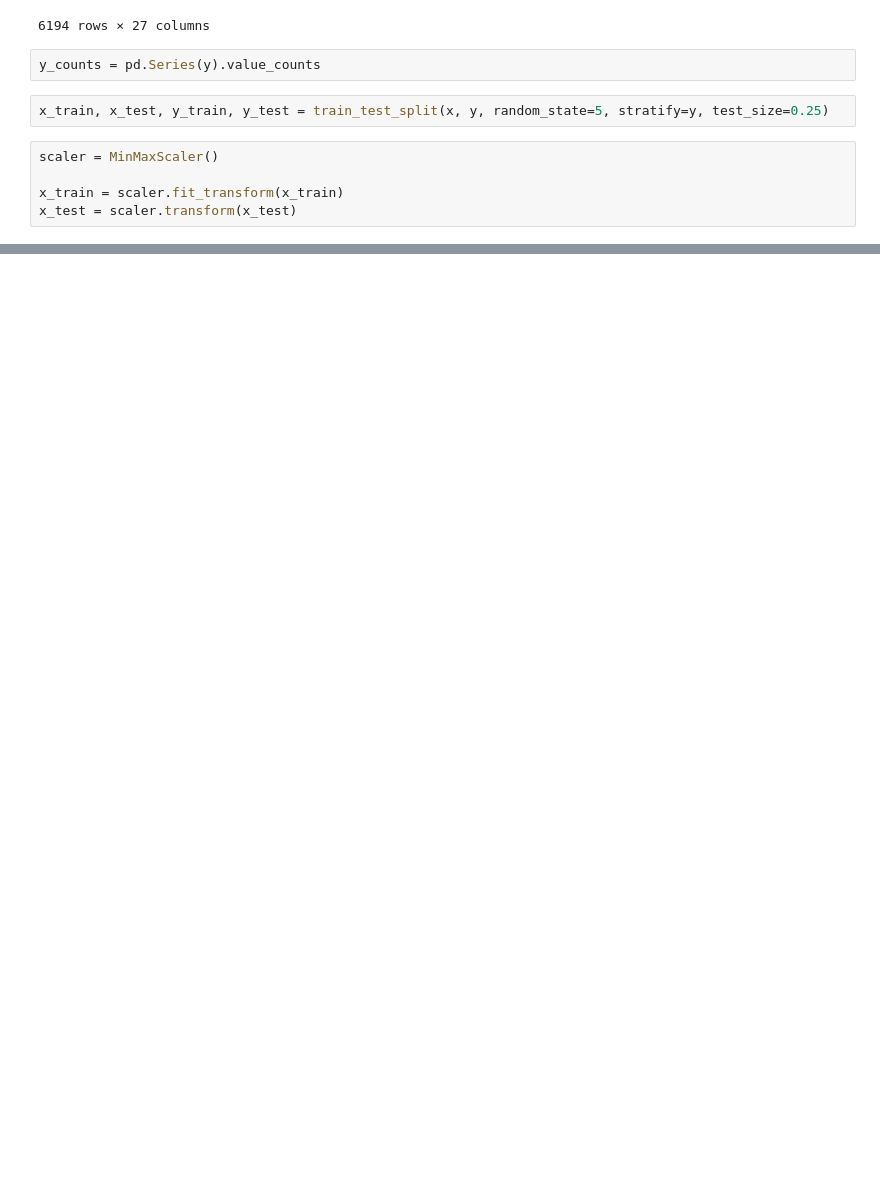
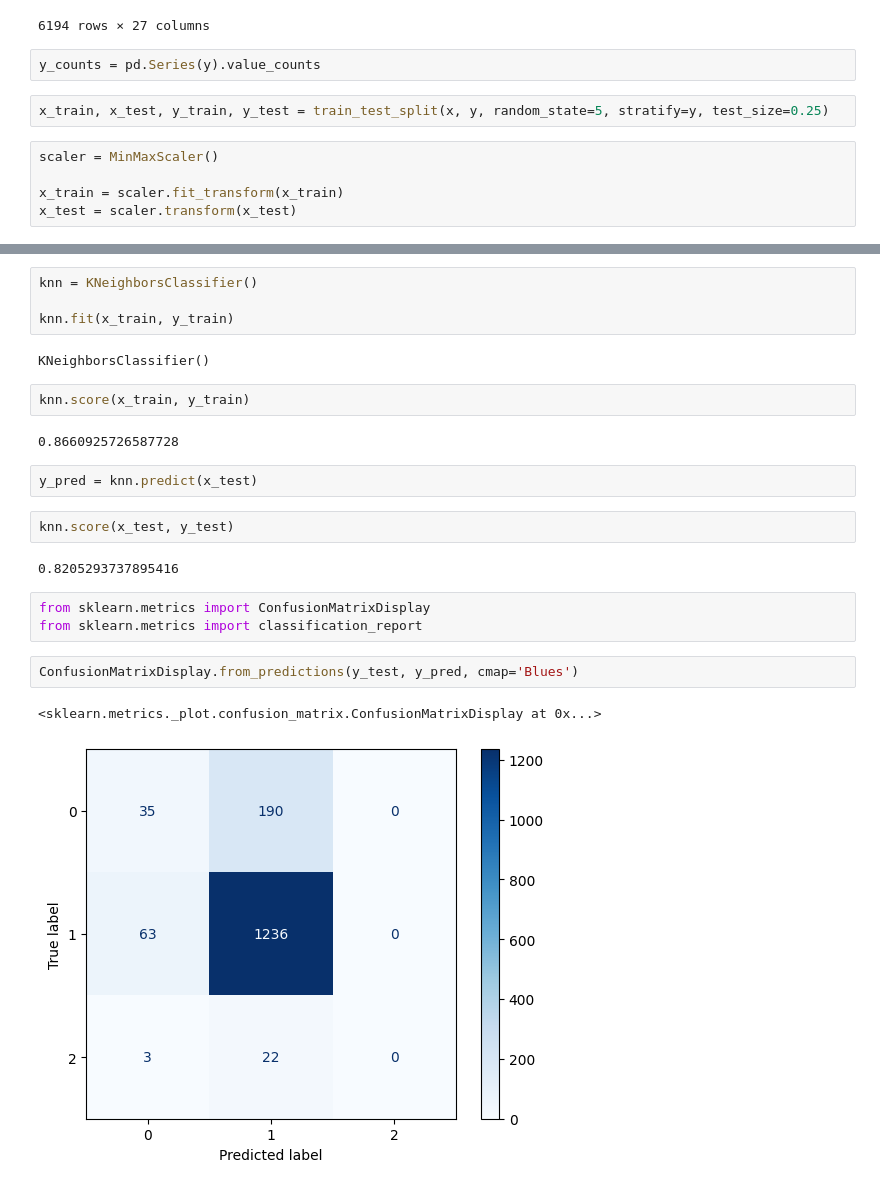
Before and after one commit to gabrielnichio/hyperparameter-optimization-classification, a Jupyter notebook: classification_hyperparameter_optimization.ipynb, the cells around one changed output, grey strips where cells are left out. Cells and saved outputs as stored; diff of their text form; blank space fills up the shorter version.

```diff
--- a/classification_hyperparameter_optimization.ipynb
+++ b/classification_hyperparameter_optimization.ipynb
@@ -161,0 +166,24 @@ from sklearn.neighbors import NearestNeighbors
+# %%
+knn = KNeighborsClassifier()
+
+knn.fit(x_train, y_train)
+# %% [output]
+KNeighborsClassifier()
+# %%
+knn.score(x_train, y_train)
+# %% [output]
+0.8660925726587728
+# %%
+y_pred = knn.predict(x_test)
+# %%
+knn.score(x_test, y_test)
+# %% [output]
+0.8205293737895416
+# %%
+from sklearn.metrics import ConfusionMatrixDisplay
+from sklearn.metrics import classification_report
+# %%
+ConfusionMatrixDisplay.from_predictions(y_test, y_pred, cmap='Blues')
+# %% [output]
+<sklearn.metrics._plot.confusion_matrix.ConfusionMatrixDisplay at 0x...>
+[figure, added]
```
Also changed, not shown: parts of 12 cells of this notebook.
